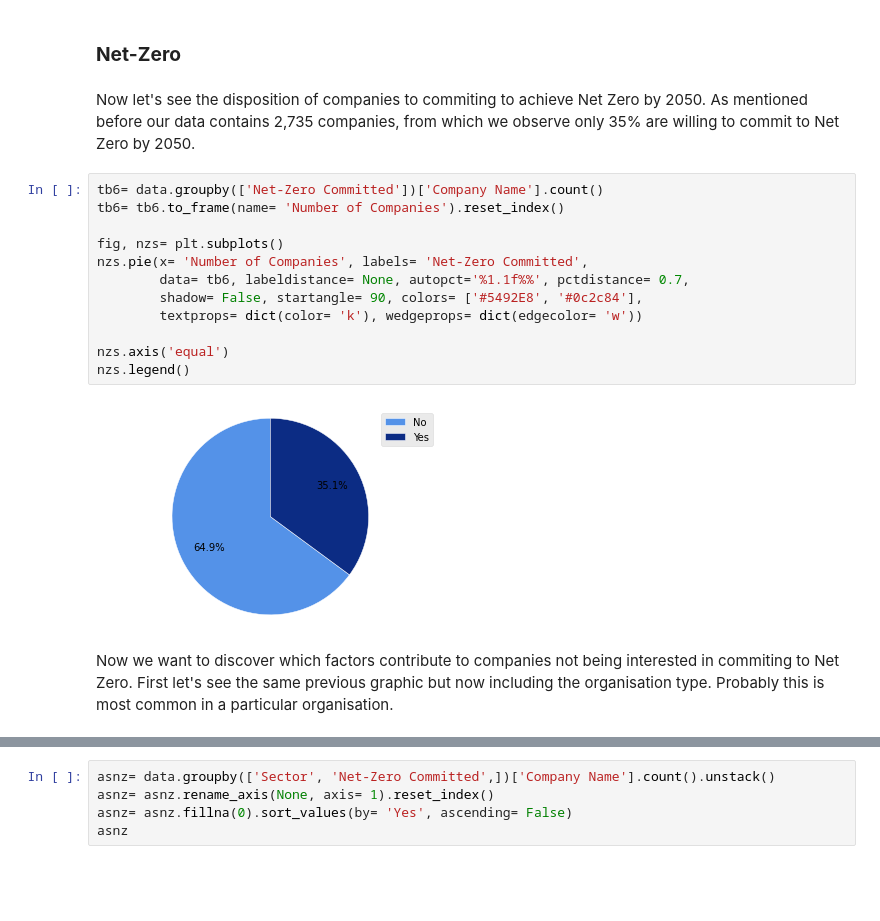
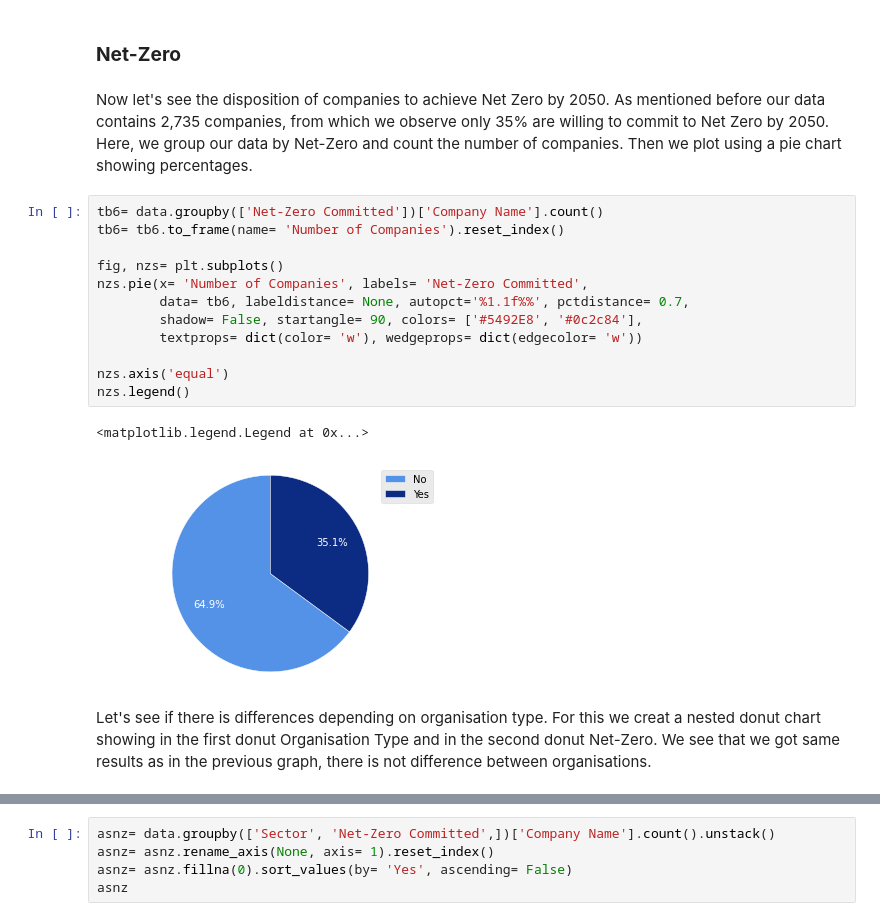
Before and after one commit to isalesp/SBTi, a Jupyter notebook: SBTi.ipynb, the cells around one changed output, grey strips where cells are left out. Drawn from its saved outputs; the diff is of its cells as text; blank space fills up the shorter version.

```diff
--- a/SBTi.ipynb
+++ b/SBTi.ipynb
@@ -472,23 +482,24 @@ sreg[5].invert_yaxis()
 # %% [markdown]
 ### **Net-Zero**
 # %% [markdown]
-Now let's see the disposition of companies to commiting to achieve Net Zero by 2050. As mentioned before our data contains 2,735 companies, from which we observe only 35% are willing to commit to Net Zero by 2050.
+Now let's see the disposition of companies to achieve Net Zero by 2050. As mentioned before our data contains 2,735 companies, from which we observe only 35% are willing to commit to Net Zero by 2050. Here, we group our data by Net-Zero and count the number of companies. Then we plot using a pie chart showing percentages.
 # %%
 tb6= data.groupby(['Net-Zero Committed'])['Company Name'].count()
 tb6= tb6.to_frame(name= 'Number of Companies').reset_index()
 
 fig, nzs= plt.subplots()
 nzs.pie(x= 'Number of Companies', labels= 'Net-Zero Committed',
         data= tb6, labeldistance= None, autopct='%1.1f%%', pctdistance= 0.7,
         shadow= False, startangle= 90, colors= ['#5492E8', '#0c2c84'],
-        textprops= dict(color= 'k'), wedgeprops= dict(edgecolor= 'w'))
+        textprops= dict(color= 'w'), wedgeprops= dict(edgecolor= 'w'))
 
 nzs.axis('equal')
 nzs.legend()
 # %% [output]
+<matplotlib.legend.Legend at 0x...>
-[figure, old version]
+[figure, new version]
-# %% [markdown]
-Now we want to discover which factors contribute to companies not being interested in commiting to Net Zero. First let's see the same previous graphic but now including the organisation type. Probably this is most common in a particular organisation.
+# %% [markdown]
+Let's see if there is differences depending on organisation type. For this we creat a nested donut chart showing in the first donut Organisation Type and in the second donut Net-Zero. We see that we got same results as in the previous graph, there is not difference between organisations.
 # %%
 outer= data.groupby('Organization Type')['Company Name'].count()
 inner= data.groupby(['Organization Type','Net-Zero Committed'])['Company Name'].count()
```
Also changed, not shown: parts of 31 cells of this notebook.
